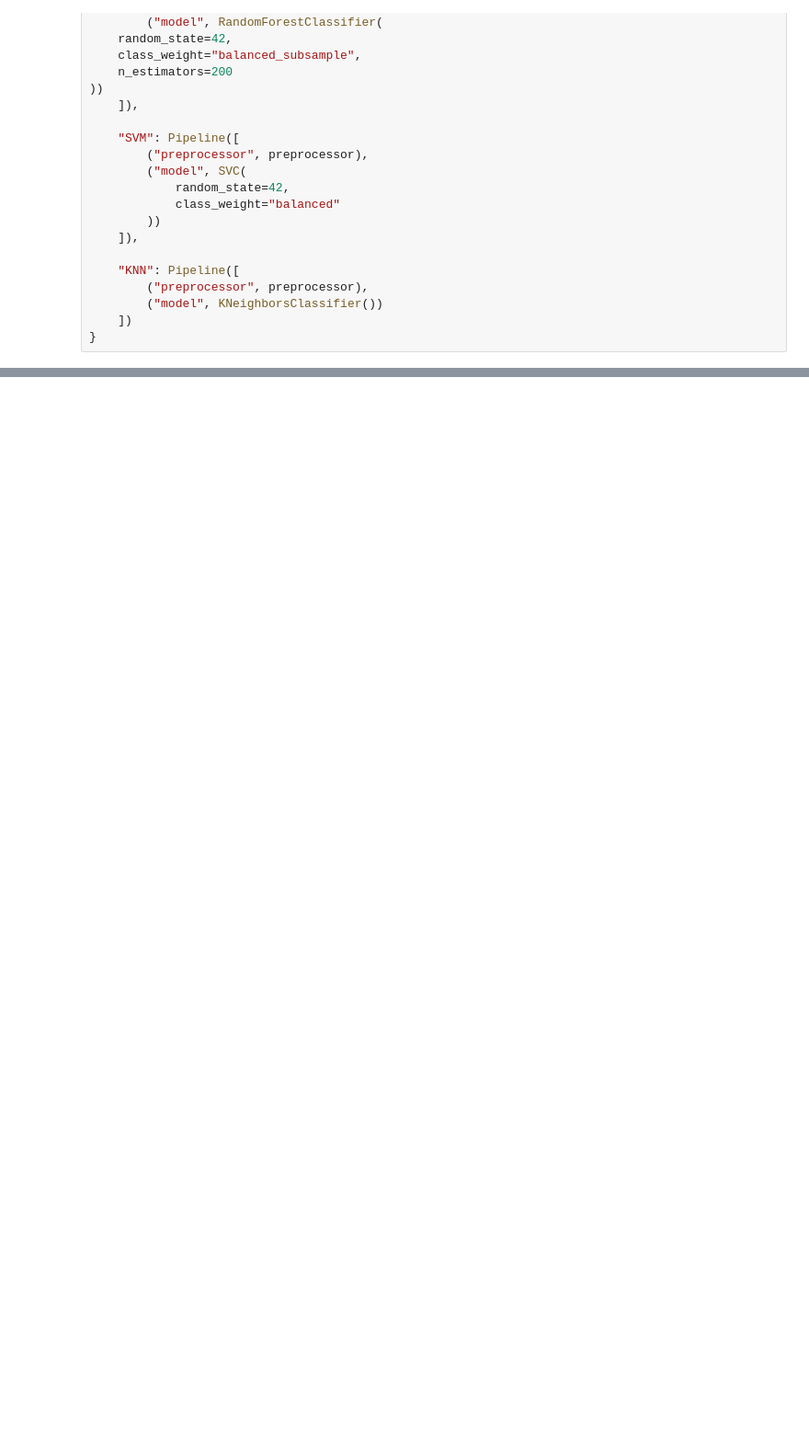
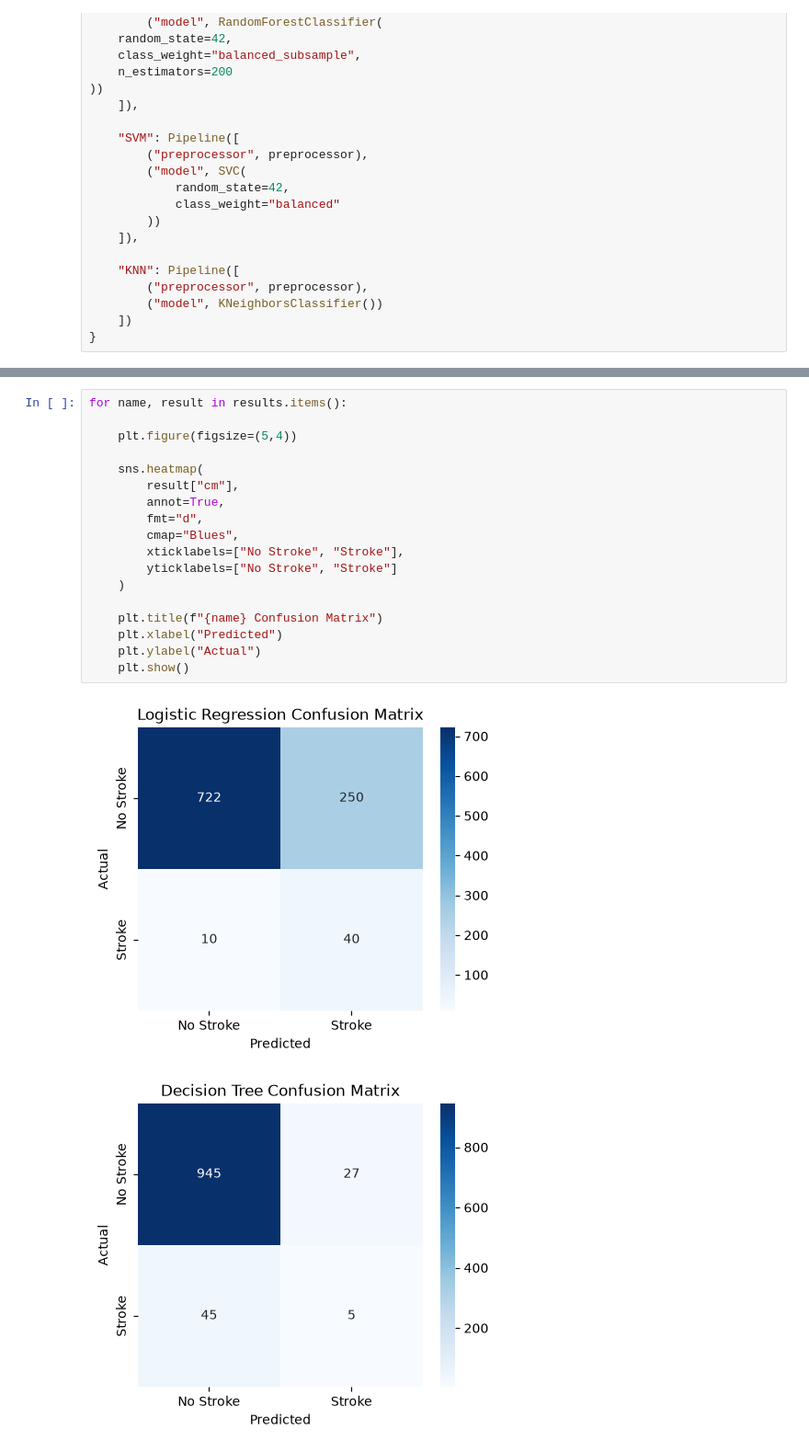
Before and after one commit to ghayda577/AI-ML-Training, a Jupyter notebook: Week3/Day5/mini_project.ipynb, the cells around one changed output, grey strips where cells are left out. Shown at 92% size. Drawn from its saved outputs; the diff is of its cells as text; blank space fills up the shorter version.

```diff
--- a/Week3/Day5/mini_project.ipynb
+++ b/Week3/Day5/mini_project.ipynb
@@ -394,0 +370,21 @@ comparison_df
+# %%
+for name, result in results.items():
+
+    plt.figure(figsize=(5,4))
+
+    sns.heatmap(
+        result["cm"],
+        annot=True,
+        fmt="d",
+        cmap="Blues",
+        xticklabels=["No Stroke", "Stroke"],
+        yticklabels=["No Stroke", "Stroke"]
+    )
+
+    plt.title(f"{name} Confusion Matrix")
+    plt.xlabel("Predicted")
+    plt.ylabel("Actual")
+    plt.show()
+# %% [output]
+[figure, added]
+[figure, added]
```
Also changed, not shown: parts of 8 cells of this notebook.
